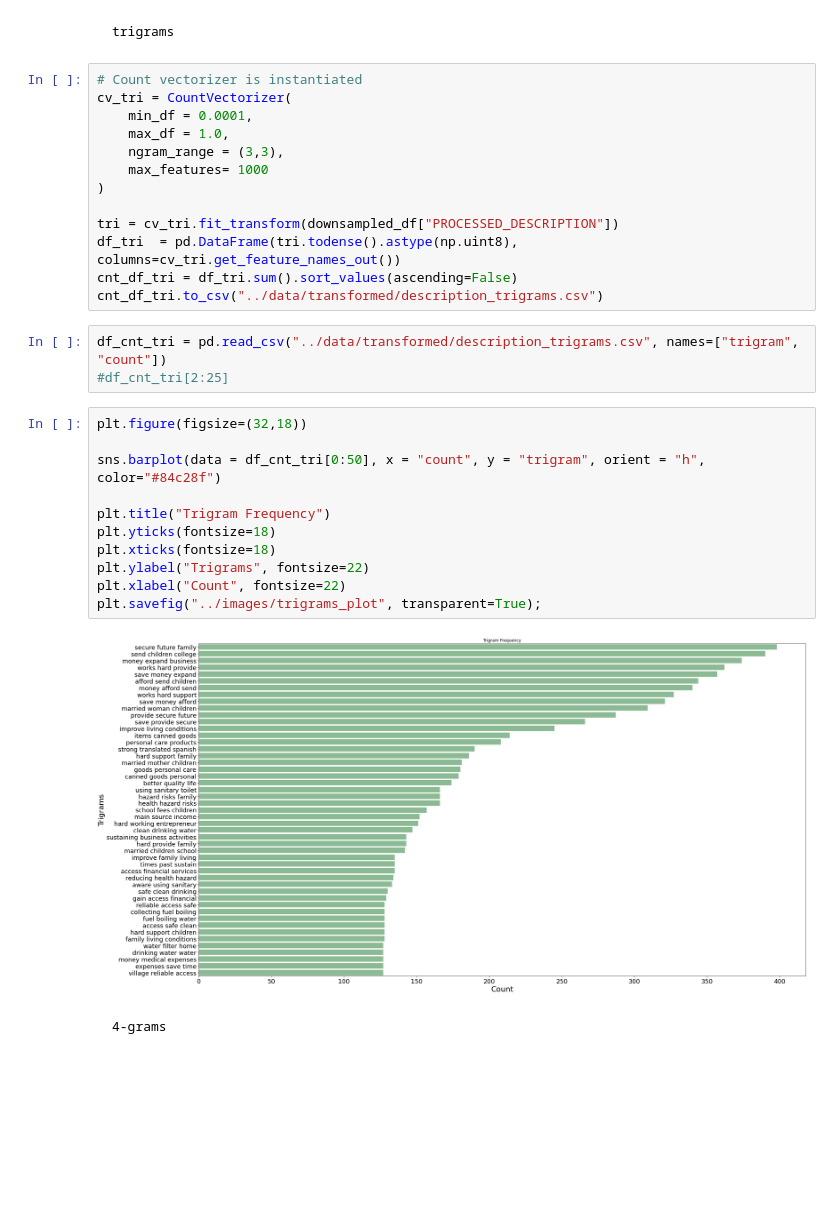
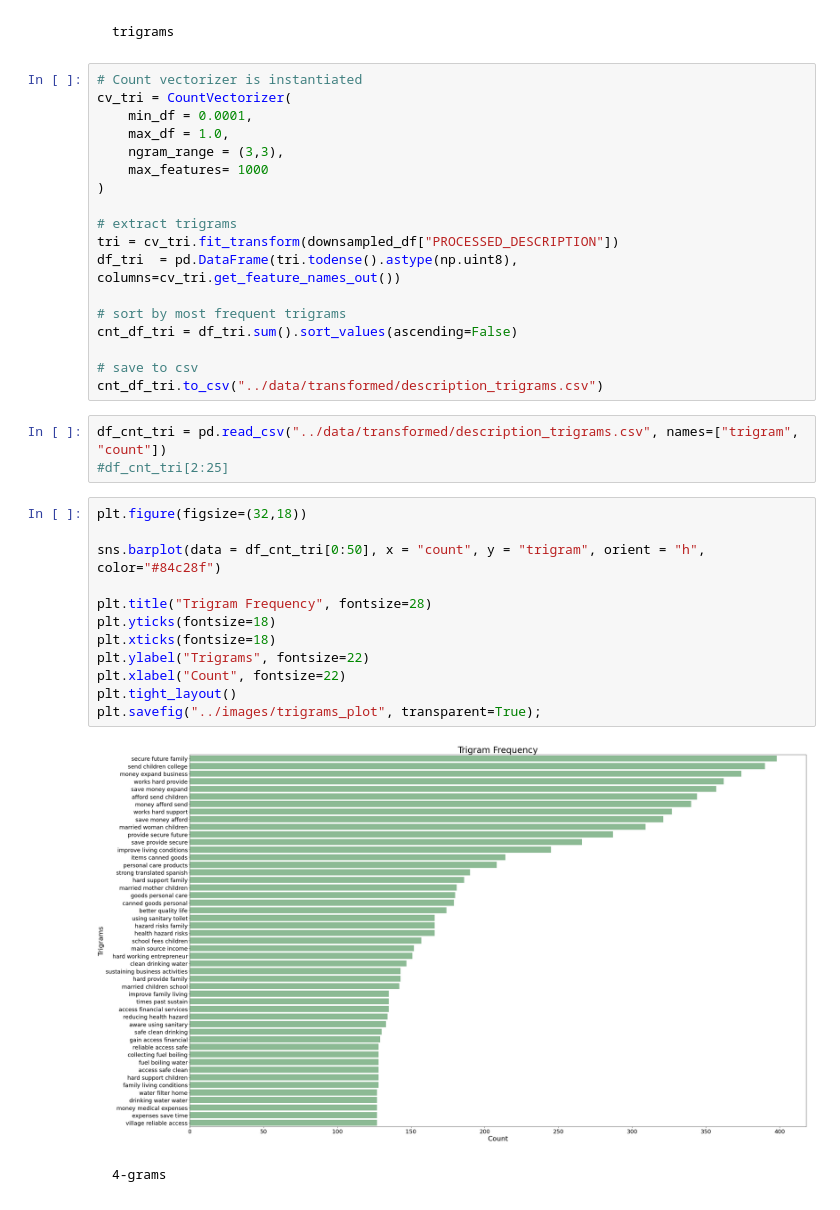
Before and after one commit to mludwig137/gini-microloan-recommender-system, a Jupyter notebook: code/02_Preprocessing.ipynb, the cells around one changed output. Cells and saved outputs as stored; diff of their text form; blank space fills up the shorter version.

```diff
--- a/code/02_Preprocessing.ipynb
+++ b/code/02_Preprocessing.ipynb
@@ -170,9 +180,14 @@ cv_tri = CountVectorizer(
     max_features= 1000
 )
 
+# extract trigrams
 tri = cv_tri.fit_transform(downsampled_df["PROCESSED_DESCRIPTION"])
 df_tri  = pd.DataFrame(tri.todense().astype(np.uint8), columns=cv_tri.get_feature_names_out())
+
+# sort by most frequent trigrams
 cnt_df_tri = df_tri.sum().sort_values(ascending=False)
+
+# save to csv
 cnt_df_tri.to_csv("../data/transformed/description_trigrams.csv")
 # %%
 df_cnt_tri = pd.read_csv("../data/transformed/description_trigrams.csv", names=["trigram", "count"])
@@ -180,16 +195,17 @@ df_cnt_tri = pd.read_csv("../data/transformed/description_trigrams.csv", names=[
 # %%
 plt.figure(figsize=(32,18))
 
 sns.barplot(data = df_cnt_tri[0:50], x = "count", y = "trigram", orient = "h", color="#84c28f")
 
-plt.title("Trigram Frequency")
+plt.title("Trigram Frequency", fontsize=28)
 plt.yticks(fontsize=18)
 plt.xticks(fontsize=18)
 plt.ylabel("Trigrams", fontsize=22)
 plt.xlabel("Count", fontsize=22)
+plt.tight_layout()
 plt.savefig("../images/trigrams_plot", transparent=True);
 # %% [output]
-[figure, old version]
+[figure, new version]
 # %% [markdown]
     4-grams
 # %%
```
Also changed, not shown: parts of 14 cells of this notebook, 2 other files.
